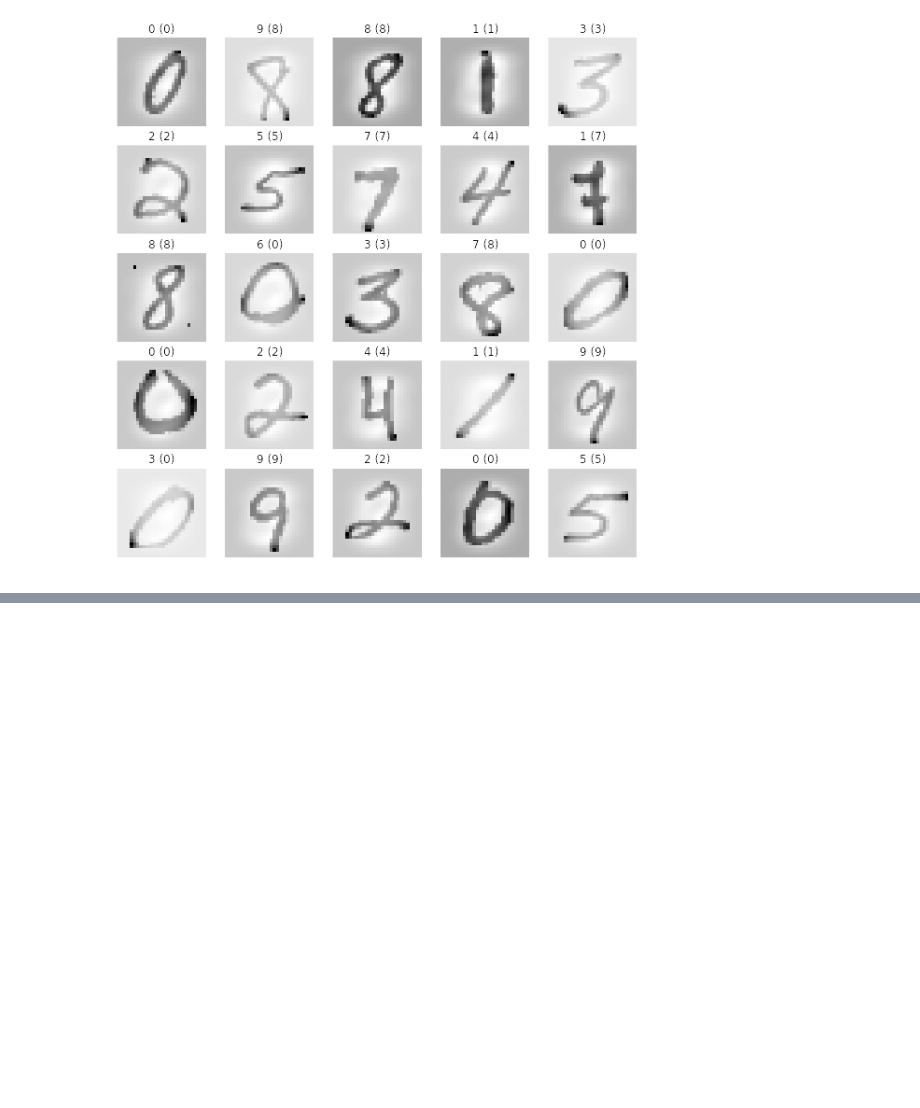
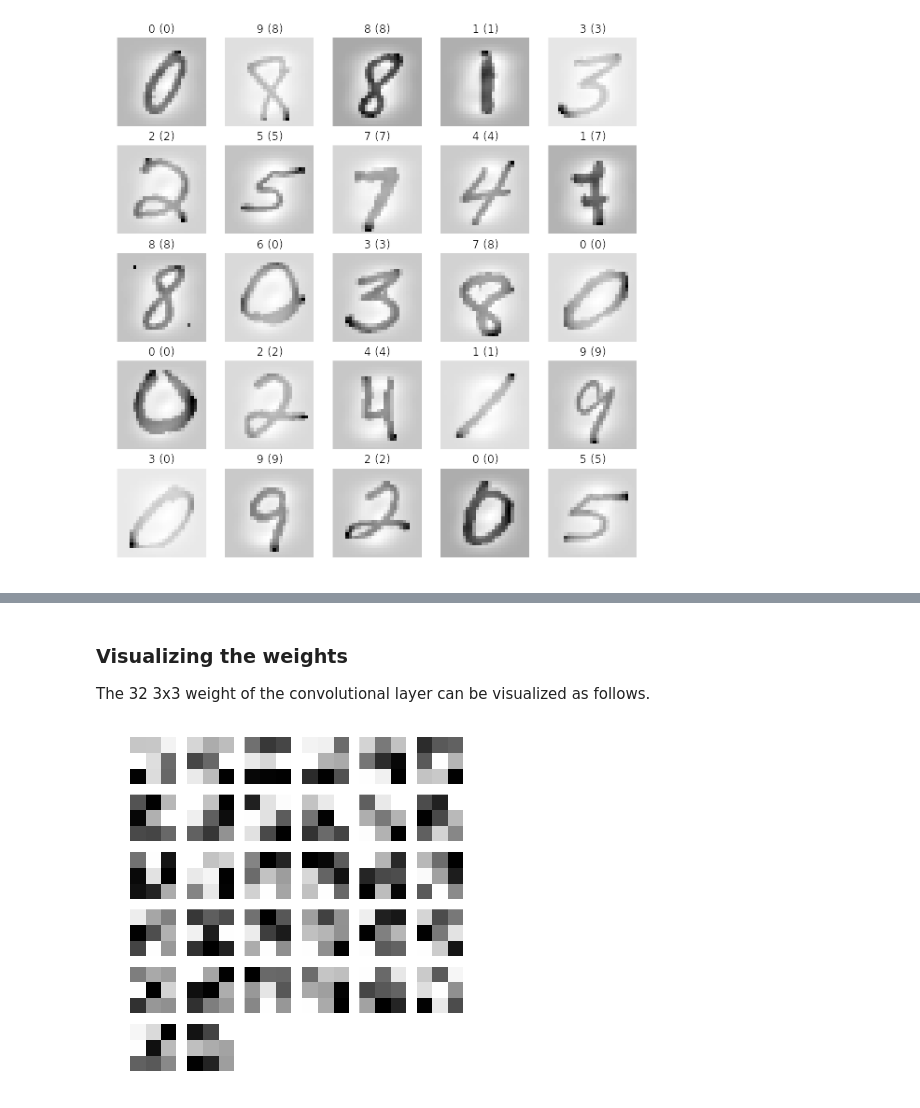
Before and after one commit to oduerr/dl_tutorial, a Jupyter notebook: lasagne/MinimalLasagneCNN.ipynb, the cells around one changed output, grey strips where cells are left out. Saved outputs shown, nothing was run; the diff lists cells and outputs as text; code cells hidden in the pictures; blank space fills up the shorter version.

Commit message:
Added image and some changes in the text

```diff
--- a/lasagne/MinimalLasagneCNN.ipynb
+++ b/lasagne/MinimalLasagneCNN.ipynb
@@ -187,0 +199,9 @@ for i,num in enumerate(toTest):
+# %%
+import operator
+weights = [w.get_value() for w in net.get_all_params()]
+numParas = 0
+for i, weight in enumerate(weights):
+    n = reduce(operator.mul, np.shape(weight))
+    print(str(i), " ", str(np.shape(weight)), str(n))
+    numParas += n
+print("Number of parameters " + str(numParas))
@@ -187,0 +218,15 @@ for i,num in enumerate(toTest):
+# %% [markdown]
+### Visualizing the weights
+
+The 32 3x3 weight of the convolutional layer can be visualized as follows.
+# %%
+conv = net.get_all_params()
+
+ws = conv[1].get_value()
+fig = plt.figure(figsize=(6,6))
+for i in range(0,32):
+    a=fig.add_subplot(6,6,(i+1))#NB the one based API sucks!
+    plt.axis('off')
+    plt.imshow(ws[i,0,:,:], interpolation='none',cmap=plt.get_cmap('gray'))
+# %% [output]
+[figure, added]
```
Also changed, not shown: parts of 8 cells of this notebook, 2 other files.
